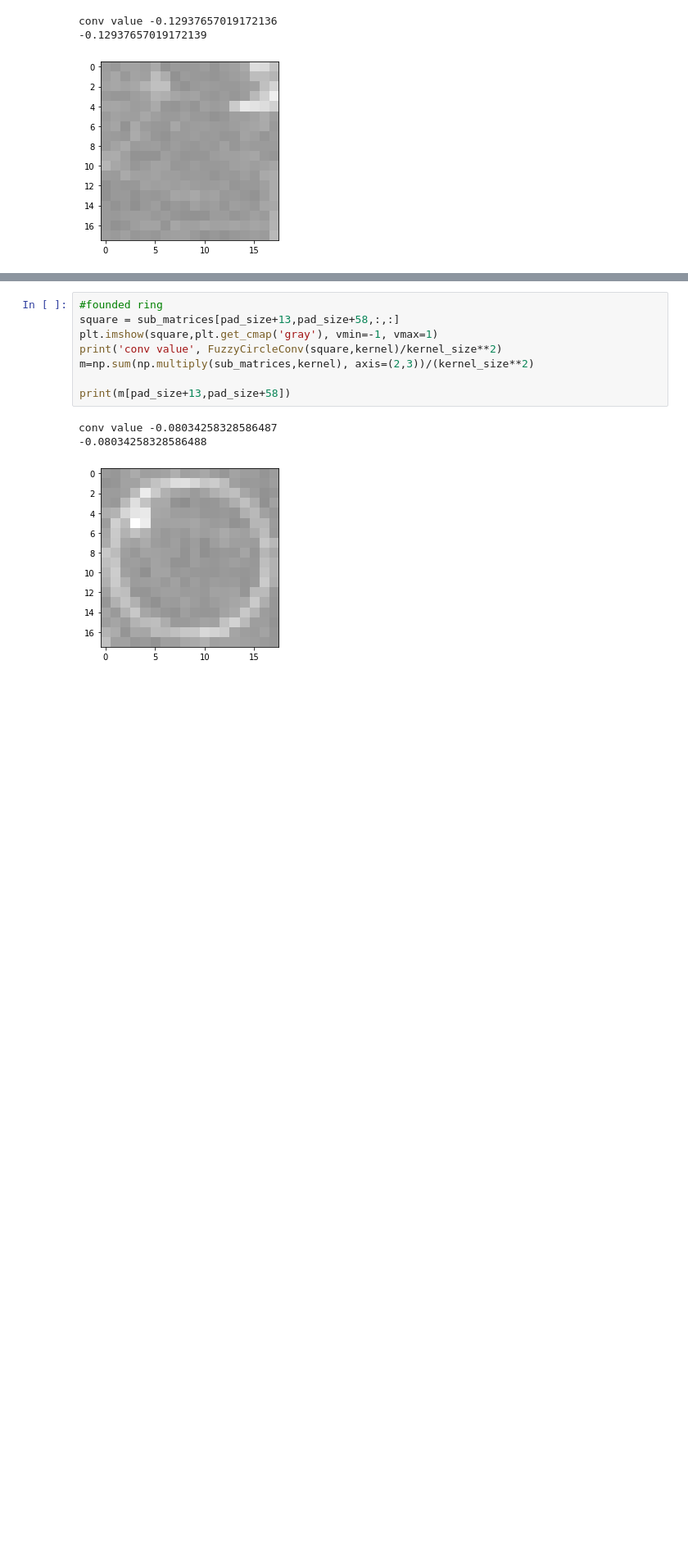
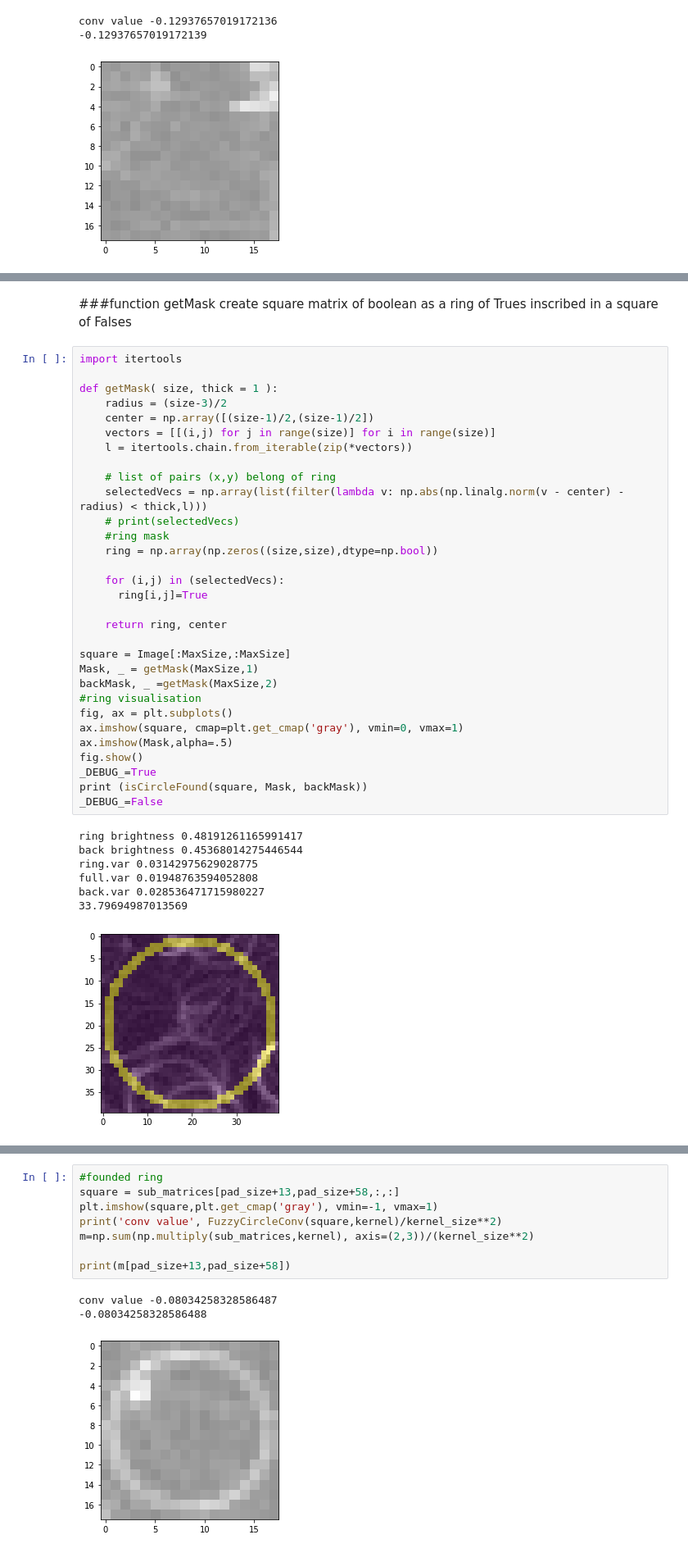
Before and after one commit to andrew-veriga/MathForML, a Jupyter notebook: ConvolutionalCoffieCircles.ipynb, the cells around one changed output, grey strips where cells are left out. Shown at 82% size. Drawn from its saved outputs; the diff is of its cells as text; blank space fills up the shorter version.

```diff
--- a/ConvolutionalCoffieCircles.ipynb
+++ b/ConvolutionalCoffieCircles.ipynb
@@ -378,0 +186,42 @@ sub_matrices.shape
+# %% [markdown]
+###function getMask
+create square matrix of boolean as a ring of Trues inscribed in a square of Falses
+# %%
+import itertools
+
+def getMask( size, thick = 1 ):
+    radius = (size-3)/2
+    center = np.array([(size-1)/2,(size-1)/2])
+    vectors = [[(i,j) for j in range(size)] for i in range(size)]
+    l = itertools.chain.from_iterable(zip(*vectors))
+
+    # list of pairs (x,y) belong of ring
+    selectedVecs = np.array(list(filter(lambda v: np.abs(np.linalg.norm(v - center) - radius) < thick,l)))
+    # print(selectedVecs)
+    #ring mask
+    ring = np.array(np.zeros((size,size),dtype=np.bool))
+
+    for (i,j) in (selectedVecs):
+      ring[i,j]=True
+
+    return ring, center
+
+square = Image[:MaxSize,:MaxSize]
+Mask, _ = getMask(MaxSize,1)
+backMask, _ =getMask(MaxSize,2)
+#ring visualisation
+fig, ax = plt.subplots()
+ax.imshow(square, cmap=plt.get_cmap('gray'), vmin=0, vmax=1)
+ax.imshow(Mask,alpha=.5)
+fig.show()
+_DEBUG_=True
+print (isCircleFound(square, Mask, backMask))
+_DEBUG_=False
+# %% [output]
+ring brightness 0.48191261165991417
+back brightness 0.45368014275446544
+ring.var 0.03142975629028775
+full.var 0.01948763594052808
+back.var 0.028536471715980227
+33.79694987013569
+[figure, added]
```
Also changed, not shown: parts of 26 cells of this notebook.
